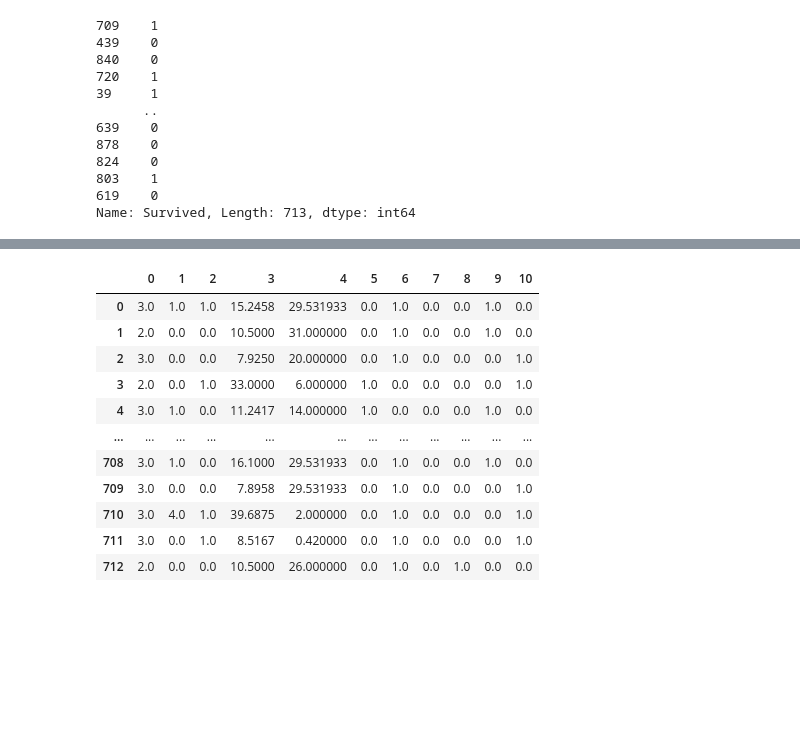
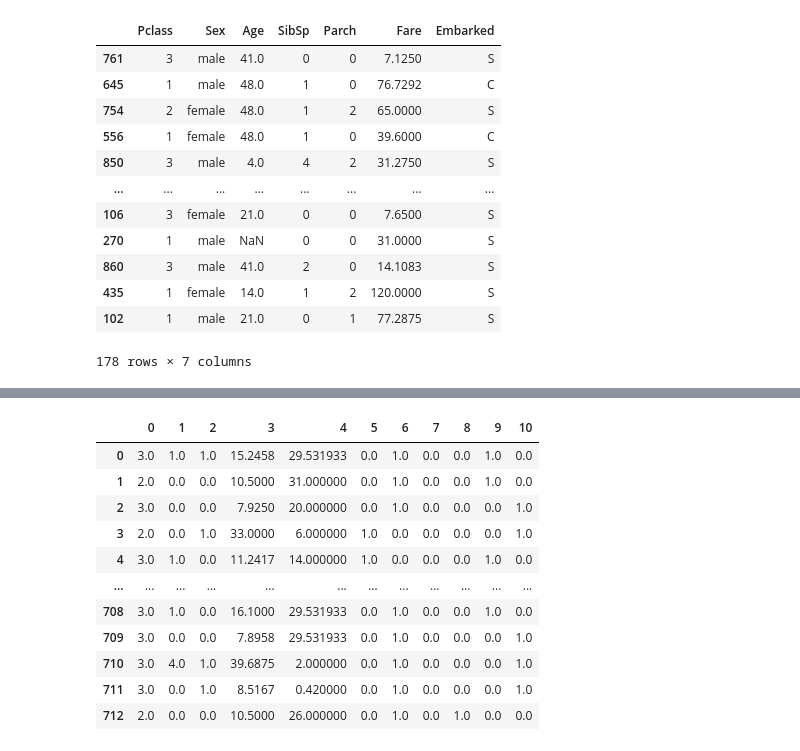
Before and after one commit to NikhilJuneja9/Machine_Learning_Pipeline, a Jupyter notebook: without_using_pipeline.ipynb, the cells around one changed output, grey strips where cells are left out. Drawn from its saved outputs; the diff is of its cells as text; code cells hidden in the pictures; blank space fills up the shorter version.

```diff
--- a/without_using_pipeline.ipynb
+++ b/without_using_pipeline.ipynb
@@ -20,20 +20,21 @@ df = df.drop(columns=["PassengerId","Name","Ticket","Cabin"])
 # %%
 from sklearn.model_selection import train_test_split
 x_test,x_train,y_test,y_train = train_test_split(df.drop(columns=["Survived"]),df["Survived"],random_state=42,train_size=0.20)
-y_train
+x_test
 # %% [output]
+|  | Pclass | Sex | Age | SibSp | Parch | Fare | Embarked |
+| 761 | 3 | male | 41.0 | 0 | 0 | 7.1250 | S |
+| 645 | 1 | male | 48.0 | 1 | 0 | 76.7292 | C |
+| 754 | 2 | female | 48.0 | 1 | 2 | 65.0000 | S |
+| 556 | 1 | female | 48.0 | 1 | 0 | 39.6000 | C |
+| 850 | 3 | male | 4.0 | 4 | 2 | 31.2750 | S |
+| ... | ... | ... | ... | ... | ... | ... | ... |
+| 106 | 3 | female | 21.0 | 0 | 0 | 7.6500 | S |
+| 270 | 1 | male | NaN | 0 | 0 | 31.0000 | S |
+| 860 | 3 | male | 41.0 | 2 | 0 | 14.1083 | S |
+| 435 | 1 | female | 14.0 | 1 | 2 | 120.0000 | S |
+| 102 | 1 | male | 21.0 | 0 | 1 | 77.2875 | S |
-709    1
-439    0
-840    0
-720    1
-39     1
-      ..
-639    0
-878    0
-824    0
-803    1
-619    0
-Name: Survived, Length: 713, dtype: int64
+178 rows × 7 columns
 # %%
 #filling the missing values
 df.info()
```
Also changed, not shown: parts of 15 cells of this notebook.
